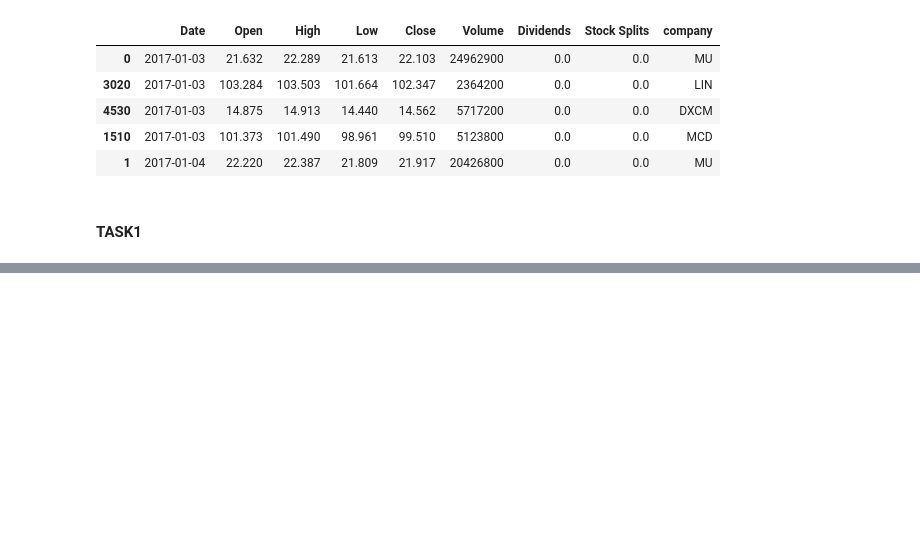
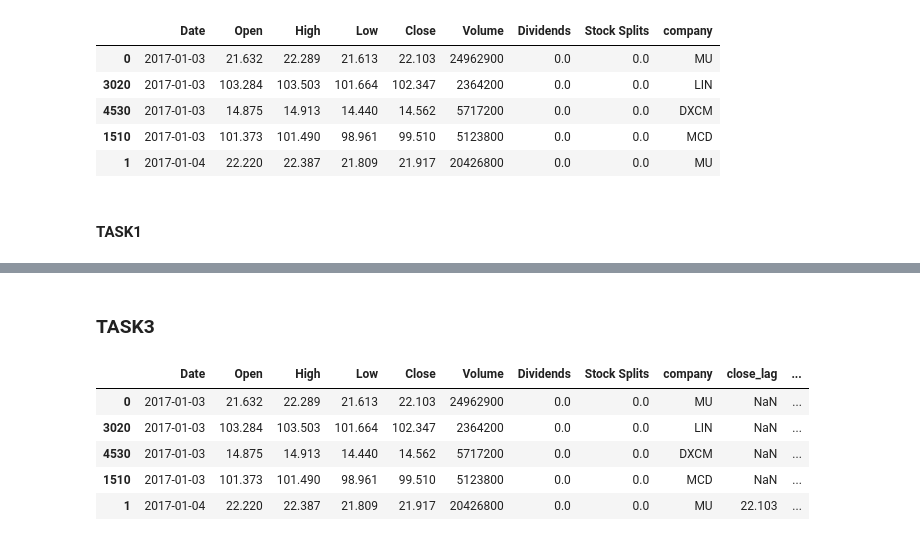
Before and after one commit to abrichackova/Midterm, a Jupyter notebook: Midterm_solution.ipynb, the cells around one changed output, grey strips where cells are left out. Saved outputs shown, nothing was run; the diff lists cells and outputs as text; code cells hidden in the pictures; blank space fills up the shorter version.

```diff
--- a/Midterm_solution.ipynb
+++ b/Midterm_solution.ipynb
@@ -71,0 +99,13 @@ df_merged.head()
+# %% [markdown]
+### TASK3
+# %%
+df_merged['close_lag']=df_merged.groupby('company')['Close'].shift(1)
+df_merged['log_returns'] = np.log(df_merged['Close'] / df_merged['close_lag'])
+df_merged.head()
+# %% [output]
+|  | Date | Open | High | Low | Close | Volume | Dividends | Stock Splits | company | close_lag | ... |
+| 0 | 2017-01-03 | 21.632 | 22.289 | 21.613 | 22.103 | 24962900 | 0.0 | 0.0 | MU | NaN | ... |
+| 3020 | 2017-01-03 | 103.284 | 103.503 | 101.664 | 102.347 | 2364200 | 0.0 | 0.0 | LIN | NaN | ... |
+| 4530 | 2017-01-03 | 14.875 | 14.913 | 14.440 | 14.562 | 5717200 | 0.0 | 0.0 | DXCM | NaN | ... |
+| 1510 | 2017-01-03 | 101.373 | 101.490 | 98.961 | 99.510 | 5123800 | 0.0 | 0.0 | MCD | NaN | ... |
+| 1 | 2017-01-04 | 22.220 | 22.387 | 21.809 | 21.917 | 20426800 | 0.0 | 0.0 | MU | 22.103 | ... |
```
Also changed, not shown: parts of 34 cells of this notebook.
